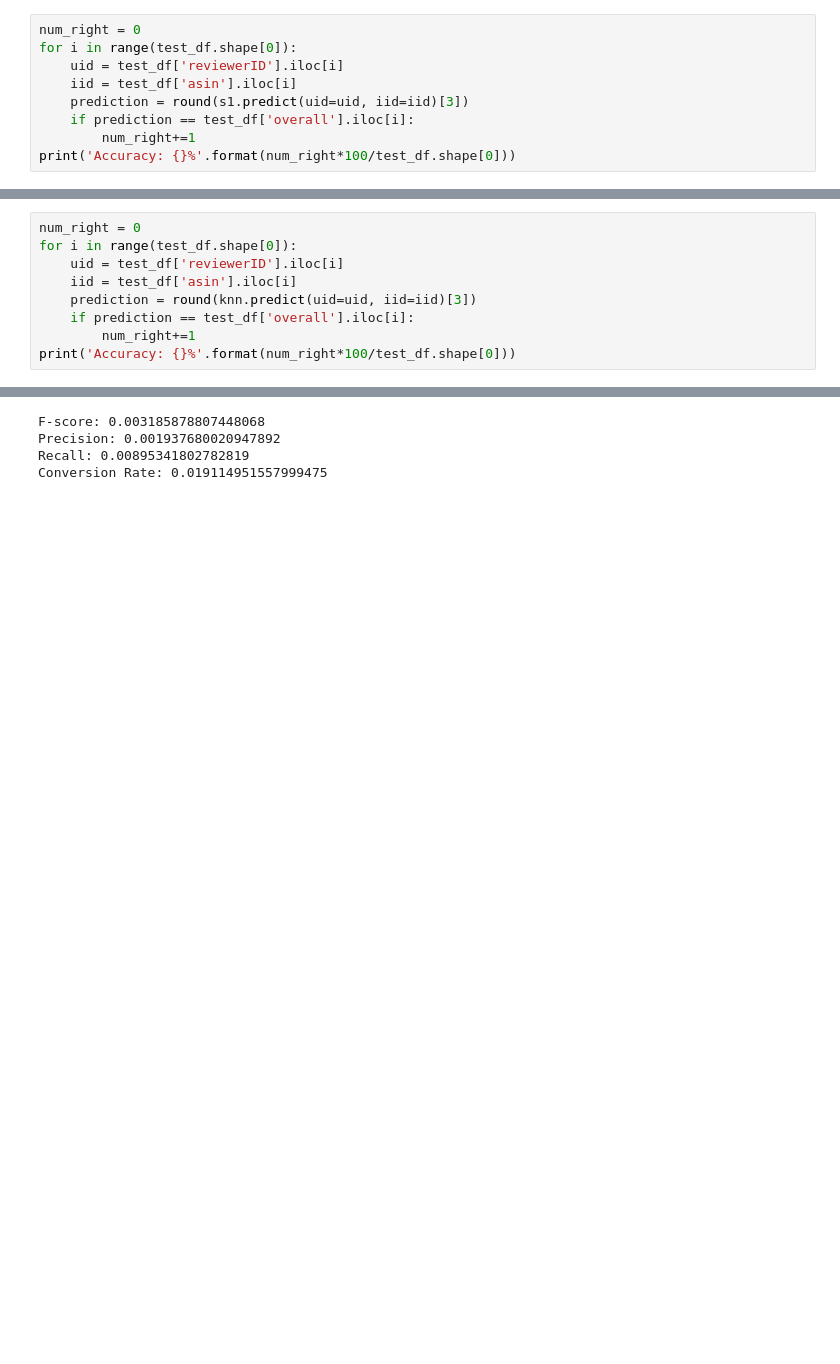
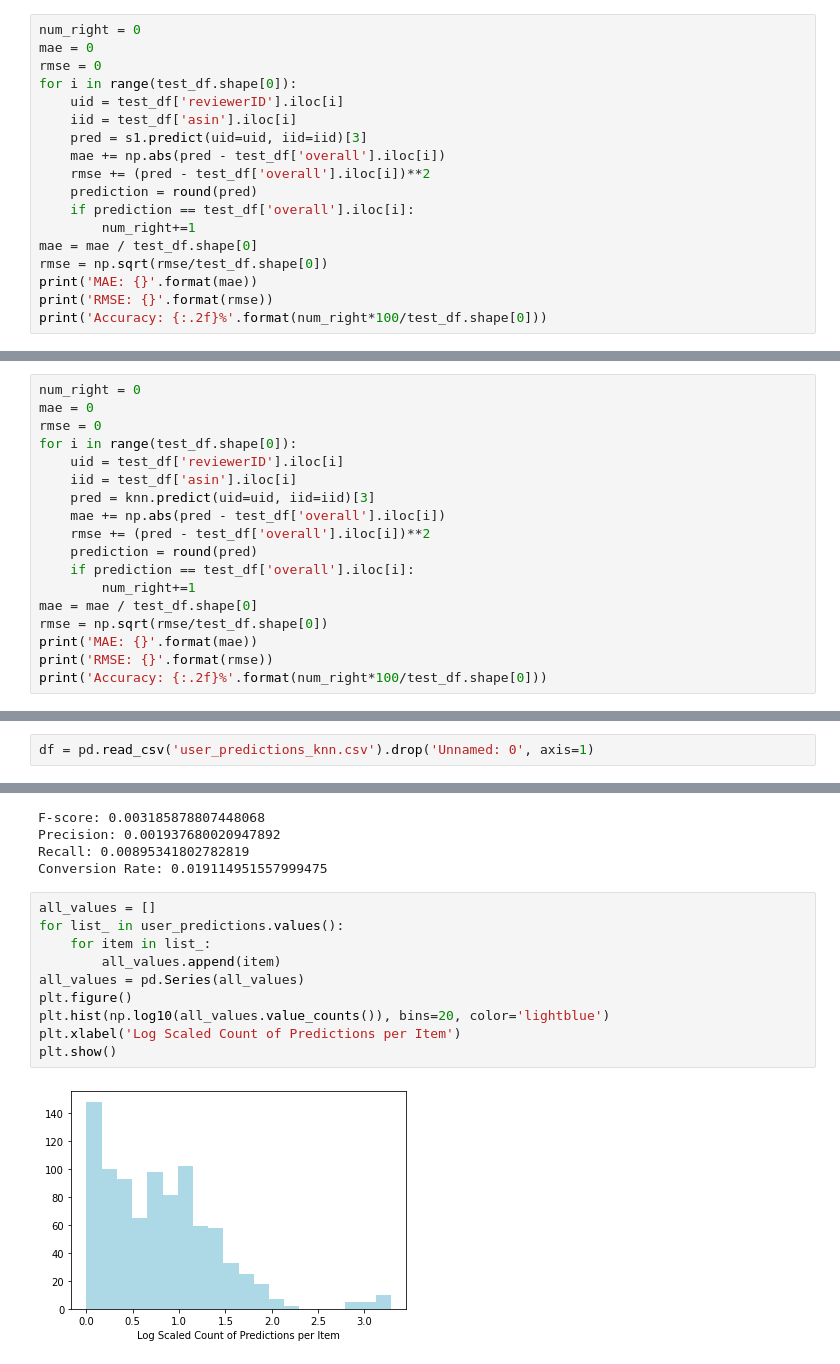
Before and after one commit to Ian-Hardy/CSE_272_HW2, a Jupyter notebook: HW_2_Recommenders.ipynb, the cells around one changed output, grey strips where cells are left out. Saved outputs shown, nothing was run; the diff lists cells and outputs as text; blank space fills up the shorter version.

```diff
--- a/HW_2_Recommenders.ipynb
+++ b/HW_2_Recommenders.ipynb
@@ -240,11 +276,20 @@ Test time         0.11    0.17    0.11    0.13    0.03
  'test_time': (0.11046886444091797, 0.17234015464782715, 0.10668325424194336)}
 # %%
 num_right = 0
+mae = 0
+rmse = 0
 for i in range(test_df.shape[0]):
     uid = test_df['reviewerID'].iloc[i]
     iid = test_df['asin'].iloc[i]
-    prediction = round(s1.predict(uid=uid, iid=iid)[3])
+    pred = s1.predict(uid=uid, iid=iid)[3]
+    mae += np.abs(pred - test_df['overall'].iloc[i])
+    rmse += (pred - test_df['overall'].iloc[i])**2
+    prediction = round(pred)
     if prediction == test_df['overall'].iloc[i]:
         num_right+=1
-print('Accuracy: {}%'.format(num_right*100/test_df.shape[0]))
+mae = mae / test_df.shape[0]
+rmse = np.sqrt(rmse/test_df.shape[0])
+print('MAE: {}'.format(mae))
+print('RMSE: {}'.format(rmse))
+print('Accuracy: {:.2f}%'.format(num_right*100/test_df.shape[0]))
 # %% [output]
@@ -281,11 +328,20 @@ Test time         0.55    0.55    0.58    0.56    0.02
  'test_time': (0.5486268997192383, 0.5487968921661377, 0.5809550285339355)}
 # %%
 num_right = 0
+mae = 0
+rmse = 0
 for i in range(test_df.shape[0]):
     uid = test_df['reviewerID'].iloc[i]
     iid = test_df['asin'].iloc[i]
-    prediction = round(knn.predict(uid=uid, iid=iid)[3])
+    pred = knn.predict(uid=uid, iid=iid)[3]
+    mae += np.abs(pred - test_df['overall'].iloc[i])
+    rmse += (pred - test_df['overall'].iloc[i])**2
+    prediction = round(pred)
     if prediction == test_df['overall'].iloc[i]:
         num_right+=1
-print('Accuracy: {}%'.format(num_right*100/test_df.shape[0]))
+mae = mae / test_df.shape[0]
+rmse = np.sqrt(rmse/test_df.shape[0])
+print('MAE: {}'.format(mae))
+print('RMSE: {}'.format(rmse))
+print('Accuracy: {:.2f}%'.format(num_right*100/test_df.shape[0]))
 # %% [output]
@@ -469,6 +527,8 @@ df
 10 rows × 3819 columns
 # %%
 df.to_csv('user_predictions_knn.csv')
+# %%
+df = pd.read_csv('user_predictions_knn.csv').drop('Unnamed: 0', axis=1)
 # %%
 tp = 0
 fp = 0
@@ -507,3 +567,15 @@ F-score: 0.003185878807448068
 Precision: 0.001937680020947892
 Recall: 0.00895341802782819
 Conversion Rate: 0.019114951557999475
+# %%
+all_values = []
+for list_ in user_predictions.values():
+    for item in list_:
+        all_values.append(item)
+all_values = pd.Series(all_values)
+plt.figure()
+plt.hist(np.log10(all_values.value_counts()), bins=20, color='lightblue')
+plt.xlabel('Log Scaled Count of Predictions per Item')
+plt.show()
+# %% [output]
+[figure, added]
```
Also changed, not shown: parts of 12 cells of this notebook.
